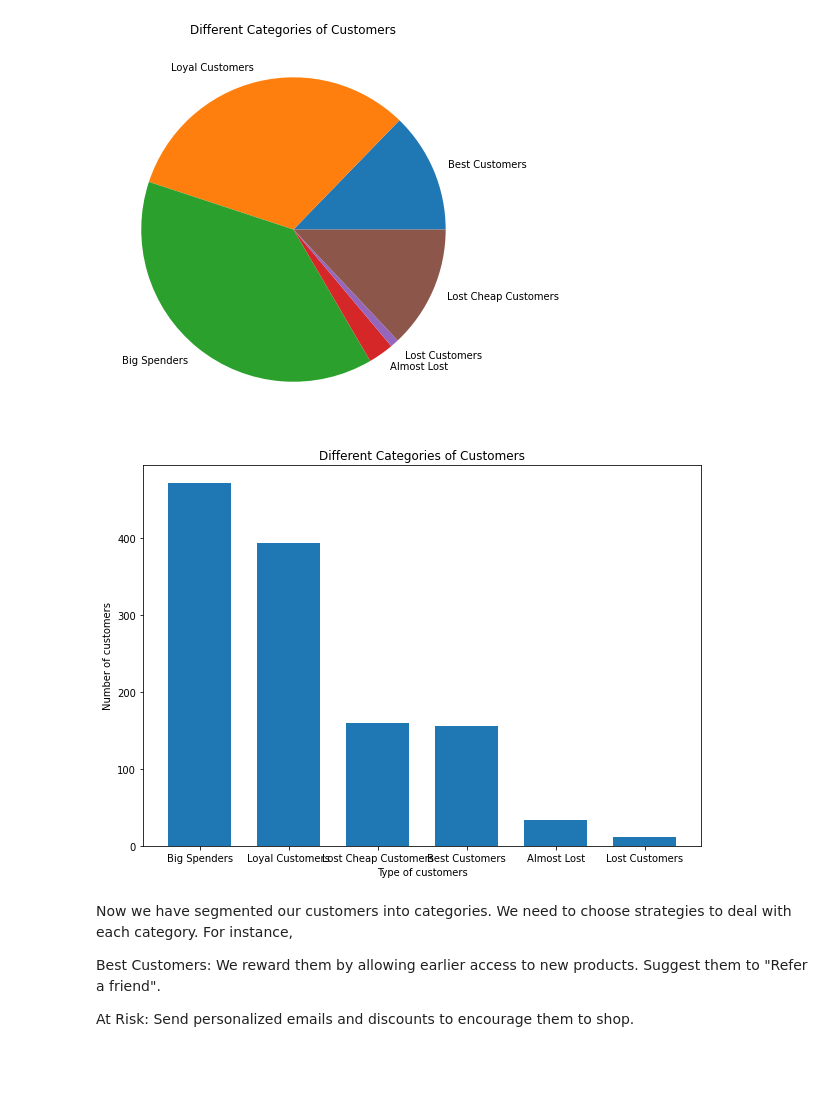
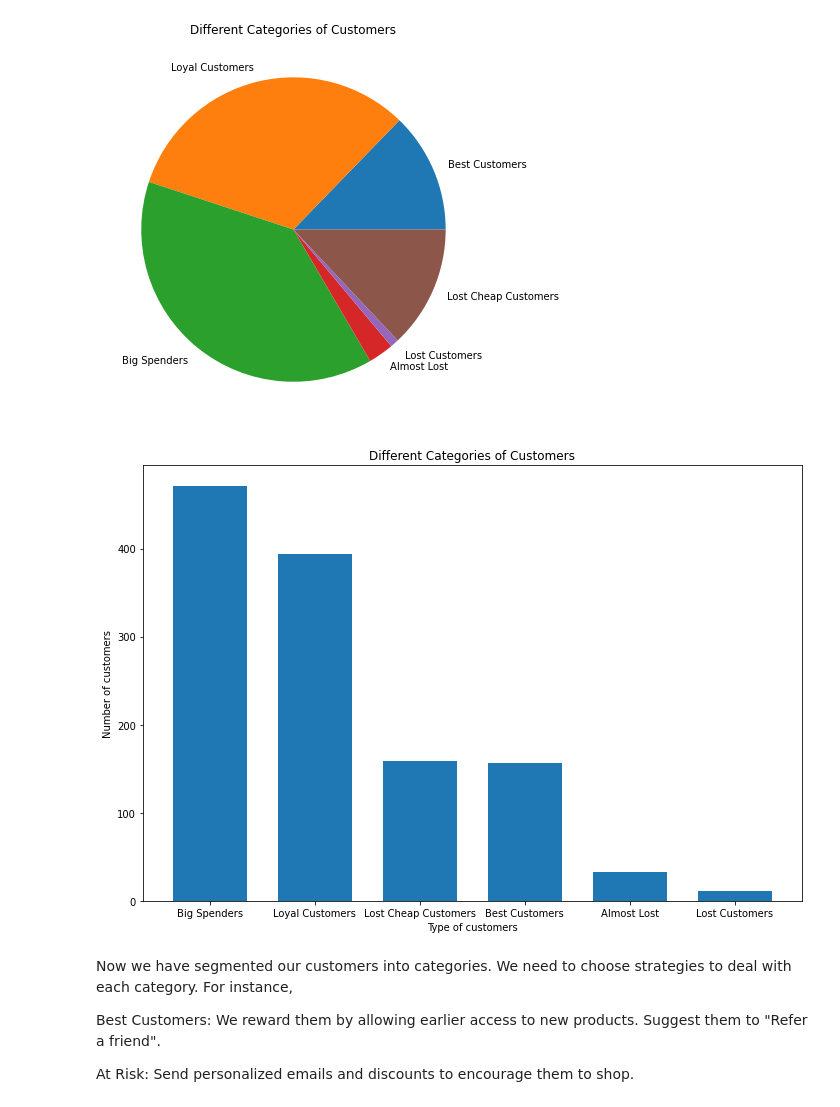
Before and after one commit to PShivani07/Data-Analytics-Project, a Jupyter notebook: ChurnPrediction.ipynb, the cells around one changed output. Drawn from its saved outputs; the diff is of its cells as text; code cells hidden in the pictures; blank space fills up the shorter version.

```diff
--- a/ChurnPrediction.ipynb
+++ b/ChurnPrediction.ipynb
@@ -1641,16 +1641,17 @@ plt.show()
 # %%
 type_of_customers = ['Best Customers', 'Loyal Customers', 'Big Spenders', 'Almost Lost', 'Lost Customers', 'Lost Cheap Customers']
 data = [len(rfm_seg[rfm_seg['RFMScore']=='444']), len(rfm_seg[rfm_seg['F_Quartile']==4]), len(rfm_seg[rfm_seg['M_Quartile']==4]), len(rfm_seg[rfm_seg['RFMScore']=='244']), len(rfm_seg[rfm_seg['RFMScore']=='144']), len(rfm_seg[rfm_seg['RFMScore']=='111'])]
 df = pd.DataFrame({'Type of Customers': type_of_customers, 'data': data})
 df = df.sort_values('data', ascending=False)
 fig = plt.figure(figsize=(10, 7))
 plt.bar('Type of Customers', 'data', data= df, width= 0.7)
 plt.xlabel('Type of customers')
 plt.ylabel('Number of customers')
 plt.title('Different Categories of Customers')
+plt.tight_layout()
 plt.show()
 # %% [output]
-[figure, old version]
+[figure, new version]
 # %% [markdown]
 Now we have segmented our customers into categories. We need to choose strategies to deal with each category. For instance,
 
```
